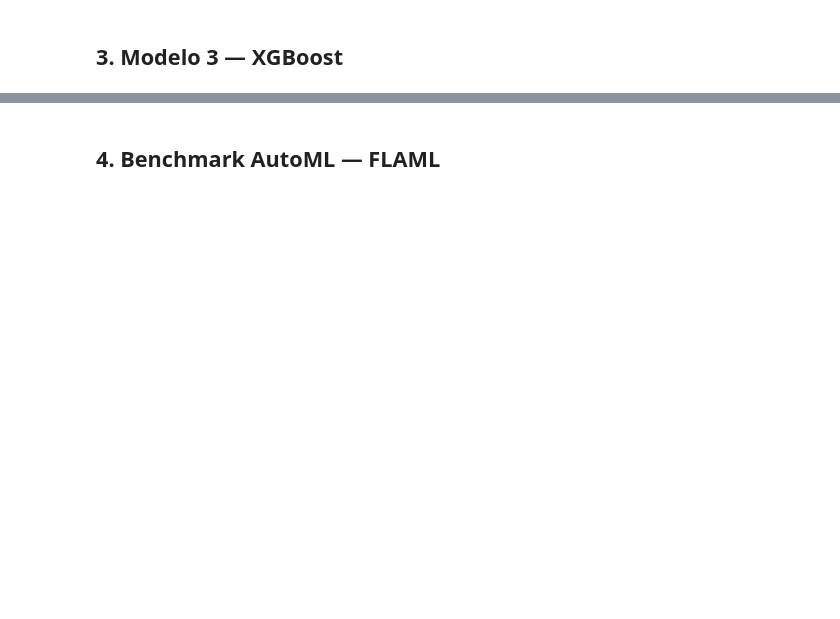
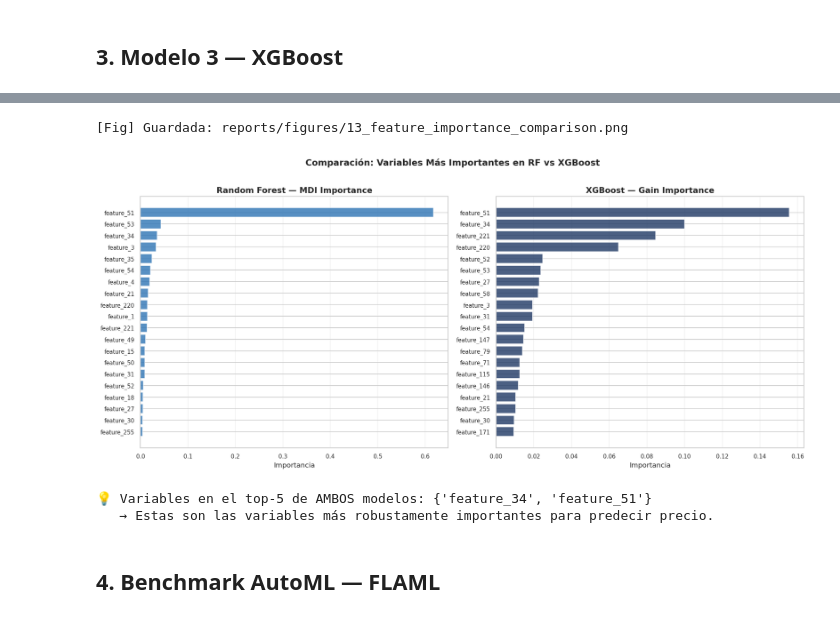
Before and after one commit to PCSAMC/Proyecto-Integrador-Machin, a Jupyter notebook: notebooks/03_ML_Models.ipynb, the cells around one changed output, grey strips where cells are left out. Cells and saved outputs as stored; diff of their text form; code cells hidden in the pictures; blank space fills up the shorter version.

```diff
--- a/notebooks/03_ML_Models.ipynb
+++ b/notebooks/03_ML_Models.ipynb
@@ -160,37 +257,46 @@ save_model(xgb_model, 'xgboost')
 # ── Importancia de variables XGBoost + comparación con RF ───────────────────
 
 xgb_importance = xgb_model.feature_importances_
-xgb_fi_df = pd.DataFrame({'feature': feature_names, 'importance': xgb_importance})
+
+# Usar nombres genéricos si no coincide
+if len(feature_names) != len(xgb_importance):
+    names = [f'feature_{i}' for i in range(len(xgb_importance))]
+else:
+    names = feature_names
+
+xgb_fi_df = pd.DataFrame({'feature': names, 'importance': xgb_importance})
 xgb_fi_df = xgb_fi_df.sort_values('importance', ascending=False).head(20)
 
 fig, axes = plt.subplots(1, 2, figsize=(16, 7))
 
-# RF importance
 axes[0].barh(fi_df['feature'][::-1], fi_df['importance'][::-1],
              color='#2E74B5', alpha=0.8, edgecolor='white')
 axes[0].set_title('Random Forest — MDI Importance', fontweight='bold')
 axes[0].set_xlabel('Importancia')
 axes[0].grid(True, alpha=0.3, axis='x')
 
-# XGBoost importance
 axes[1].barh(xgb_fi_df['feature'][::-1], xgb_fi_df['importance'][::-1],
              color='#1F3864', alpha=0.8, edgecolor='white')
 axes[1].set_title('XGBoost — Gain Importance', fontweight='bold')
 axes[1].set_xlabel('Importancia')
 axes[1].grid(True, alpha=0.3, axis='x')
 
 plt.suptitle('Comparación: Variables Más Importantes en RF vs XGBoost',
              fontsize=14, fontweight='bold', y=1.01)
 plt.tight_layout()
 save_fig('13_feature_importance_comparison')
 plt.show()
 
-# Variables en el top-5 de ambos modelos
 rf_top5  = set(fi_df.head(5)['feature'])
 xgb_top5 = set(xgb_fi_df.head(5)['feature'])
 overlap  = rf_top5 & xgb_top5
 print(f'\n💡 Variables en el top-5 de AMBOS modelos: {overlap}')
 print('   → Estas son las variables más robustamente importantes para predecir precio.')
+# %% [output]
+[Fig] Guardada: reports/figures/13_feature_importance_comparison.png
+[figure, added]
+💡 Variables en el top-5 de AMBOS modelos: {'feature_34', 'feature_51'}
+   → Estas son las variables más robustamente importantes para predecir precio.
 # %% [markdown]
 ## 4. Benchmark AutoML — FLAML
 # %%
```
Also changed, not shown: parts of 13 cells of this notebook, 5 other files.
